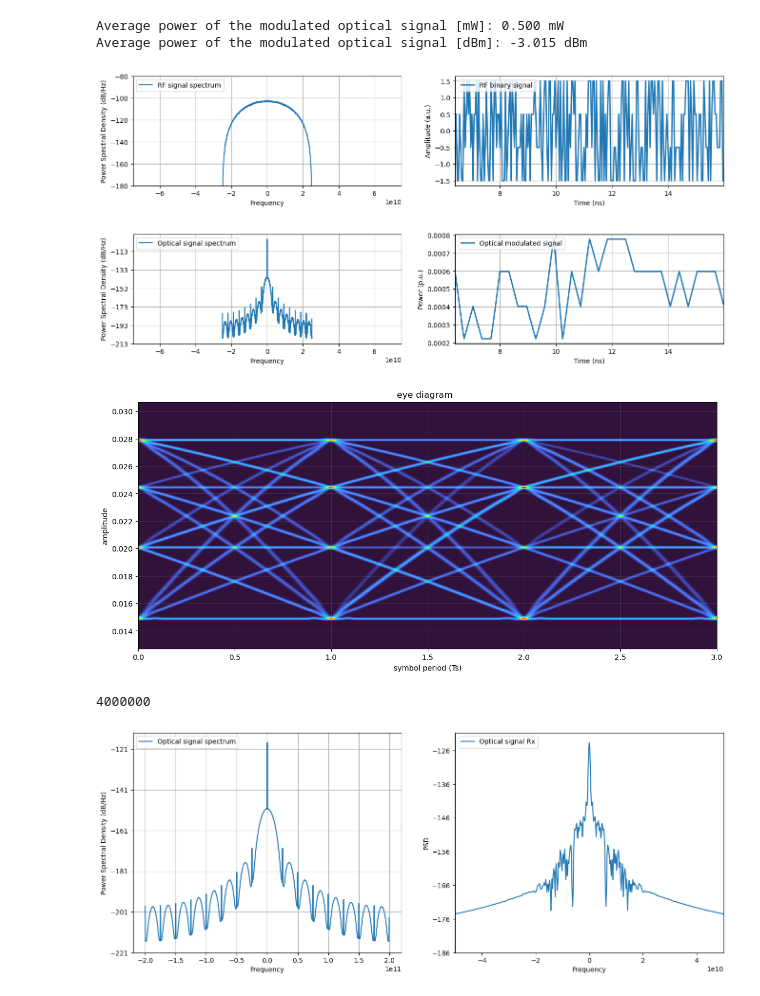
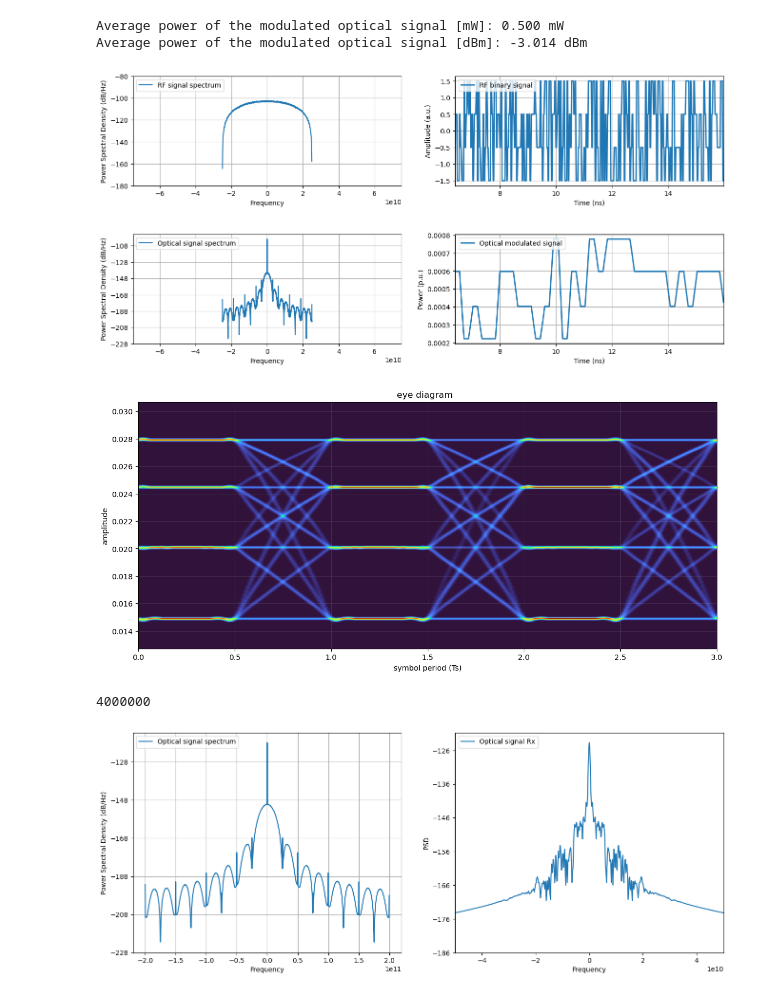
Before and after one commit to elmerfariass/Performance-Modeling-for-High-Capacity-IMDD-Systems, a Jupyter notebook: IMDD_Simulation/Section-II_Simulation.ipynb, the cells around one changed output. Saved outputs shown, nothing was run; the diff lists cells and outputs as text; code cells hidden in the pictures.

```diff
--- a/IMDD_Simulation/Section-II_Simulation.ipynb
+++ b/IMDD_Simulation/Section-II_Simulation.ipynb
@@ -44,16 +45,16 @@ bits = bitSource(paramBits)
 
 #Parameters for Modulation
 symb_Tx= modulateGray(bits, M, 'pam')
-symb_Tx = upsample(symb_Tx, SpS)
+symb_Tx_up = upsample(symb_Tx, SpS)
 
 #Parameters for Pulse Shaping
 paramPulse = parameters()
-paramPulse.pulseType = 'nrz'
+paramPulse.pulseType = 'rect'
 paramPulse.SpS = SpS
 pulse = pulseShape(paramPulse)
 
 #Transmit Signal after Pulse Shaping
-signal_Tx = firFilter(pulse, symb_Tx)
+signal_Tx = firFilter(pulse, symb_Tx_up)
 
 #DAC Parameters
 paramDAC = parameters()
@@ -93,37 +94,37 @@ t = interval*Ts/1e-9
 axs[0].set_xlim(-3*Rs,3*Rs);
 axs[0].set_ylim(-180,-80);
 axs[0].psd(signal_Tx,Fs=Fs, NFFT = 2*1024, sides='twosided', label = 'RF signal spectrum')
 axs[0].legend(loc='upper left');
 
 axs[1].plot(t, signal_Tx[interval], label = 'RF binary signal', linewidth=2)
 axs[1].set_ylabel('Amplitude (a.u.)')
 axs[1].set_xlabel('Time (ns)')
 axs[1].set_xlim(min(t),max(t))
 axs[1].legend(loc='upper left')
 axs[1].grid()
 
 fig, axs = plt.subplots(1, 2, figsize=(16,3))
 # plot psd
 axs[0].set_xlim(-3*Rs,3*Rs);
 axs[0].psd(signal_optTx, Fs=Fs, NFFT = 16*1024, sides='twosided', label = 'Optical signal spectrum')
 axs[0].legend(loc='upper left');
 
 axs[1].plot(t, np.abs(signal_optTx[interval])**2, label = 'Optical modulated signal', linewidth=2)
 axs[1].set_ylabel('Power (p.u.)')
 axs[1].set_xlabel('Time (ns)')
 axs[1].set_xlim(min(t),max(t))
 axs[1].legend(loc='upper left')
 axs[1].grid()
 plt.rcParams['figure.figsize'] = (14, 6)
 
 
 eyediagram(np.real(signal_optTx), len(signal_optTx), n_dac*SpS ,ptype = 'fancy')
 # %% [output]
 Average power of the modulated optical signal [mW]: 0.500 mW
-Average power of the modulated optical signal [dBm]: -3.015 dBm
+Average power of the modulated optical signal [dBm]: -3.014 dBm
-[figure, old version]
+[figure, new version]
-[figure, old version]
+[figure, new version]
-[figure, old version]
+[figure, new version]
 # %%
 import numpy as np
 import matplotlib.pyplot as plt
@@ -186,7 +187,7 @@ axs[1].set_xlim(-0.5e11, 0.5e11)
 plt.rcParams['figure.figsize'] = (14, 6)
 # %% [output]
 4000000
-[figure, old version]
+[figure, new version]
 # %%
 paramPD = parameters()
 paramPD = parameters()
```
Also changed, not shown: parts of 3 cells of this notebook.
